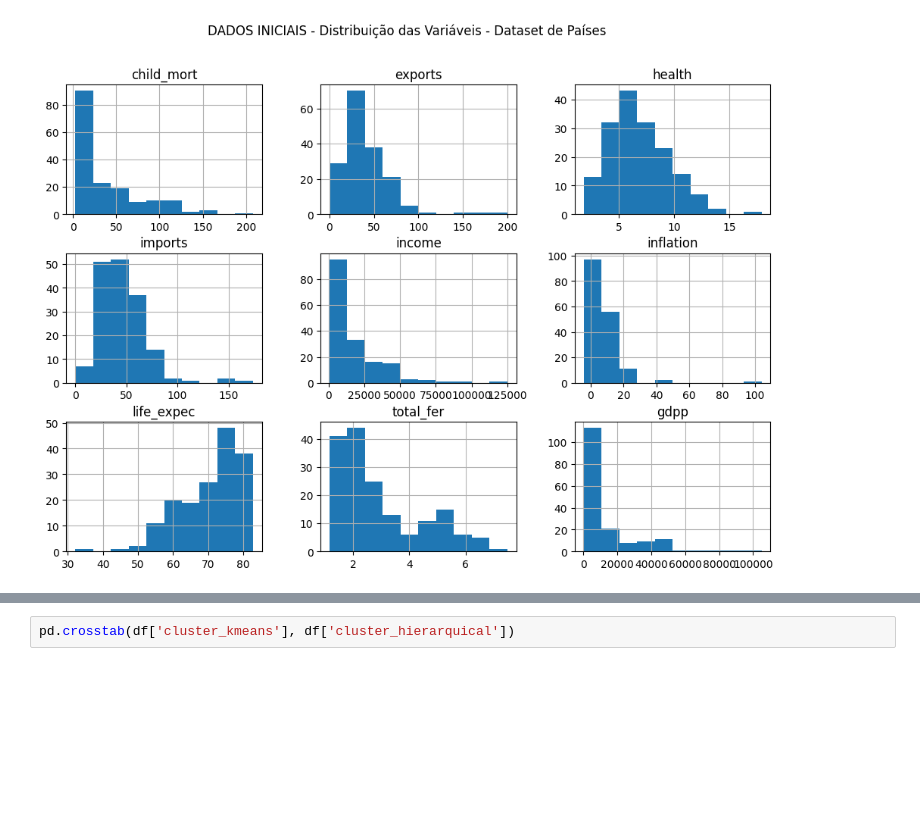
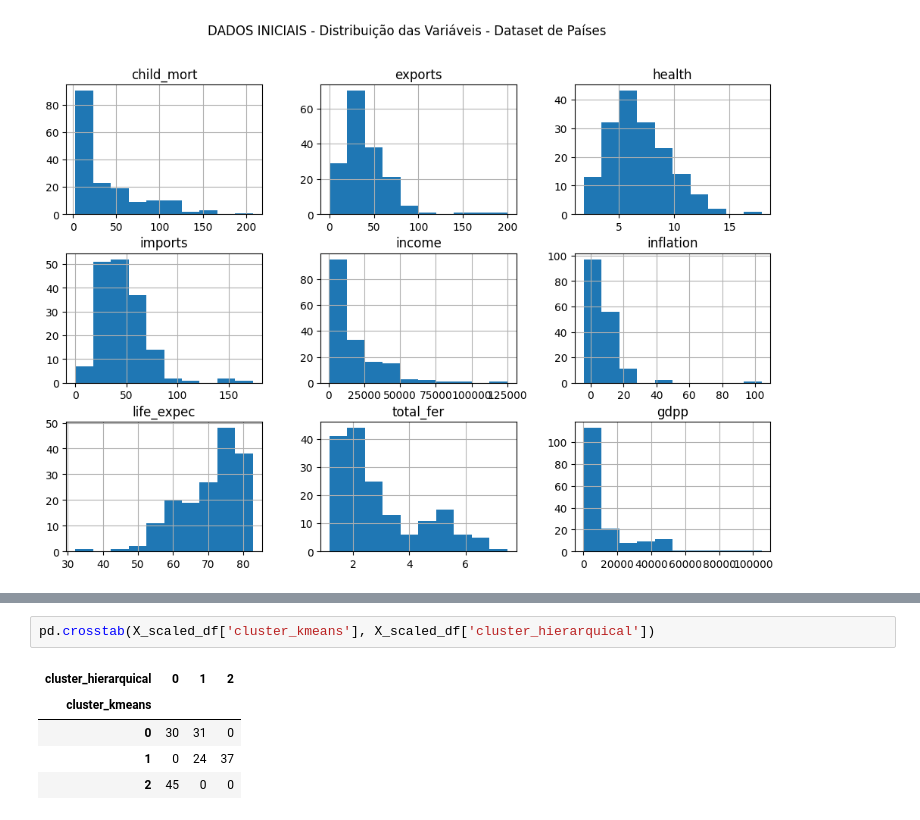
Before and after one commit to echer/25E4-infnet-algoritmos-de-inteligencia-artificial-para-clusterizacao, a Jupyter notebook: trabalho.ipynb, the cells around one changed output, grey strips where cells are left out. Saved outputs shown, nothing was run; the diff lists cells and outputs as text; blank space fills up the shorter version.

```diff
--- a/trabalho.ipynb
+++ b/trabalho.ipynb
@@ -164,2 +248,8 @@ plt.show()
 # %%
-pd.crosstab(df['cluster_kmeans'], df['cluster_hierarquical'])
+pd.crosstab(X_scaled_df['cluster_kmeans'], X_scaled_df['cluster_hierarquical'])
+# %% [output]
+| cluster_hierarquical | 0 | 1 | 2 |
+| cluster_kmeans |  |  |  |
+| 0 | 30 | 31 | 0 |
+| 1 | 0 | 24 | 37 |
+| 2 | 45 | 0 | 0 |
```
Also changed, not shown: parts of 13 cells of this notebook, 7 other files.
